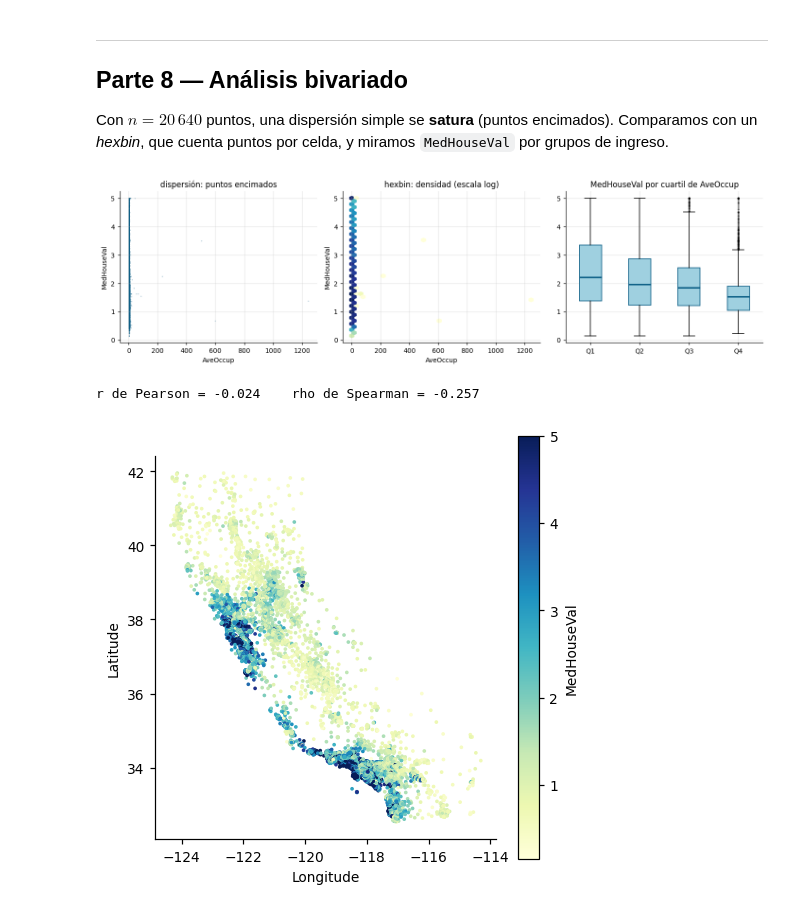
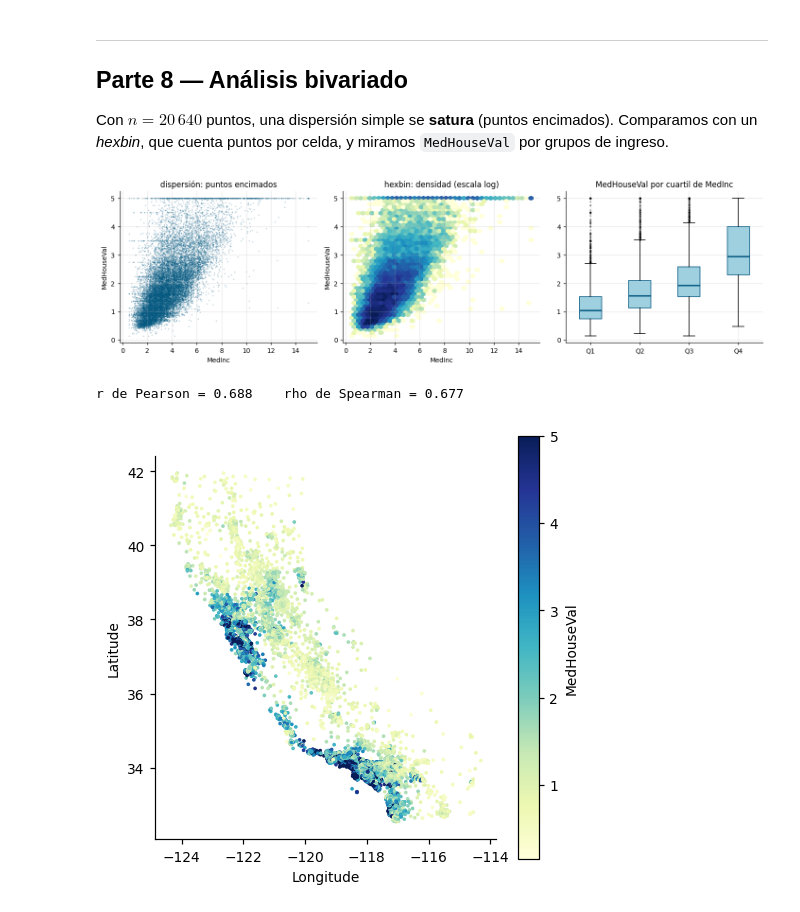
Before and after one commit to rafaga/ejercicios_mia, a Jupyter notebook: aprendizaje_supervisado/unidad1/actividad_eda_california_housing.ipynb, the cells around one changed output. Drawn from its saved outputs; the diff is of its cells as text; code cells hidden in the pictures.

```diff
--- a/aprendizaje_supervisado/unidad1/actividad_eda_california_housing.ipynb
+++ b/aprendizaje_supervisado/unidad1/actividad_eda_california_housing.ipynb
@@ -532,28 +532,28 @@ comp.round(2)
 Con $n=20\,640$ puntos, una dispersión simple se **satura** (puntos encimados). Comparamos con un *hexbin*, que cuenta puntos por celda,
 y miramos `MedHouseVal` por grupos de ingreso.
 # %%
-X_NOMBRE = "AveOccup"        # MedInc ✏️ cambia la variable y vuelve a ejecutar (prueba AveOccup, HouseAge, Latitude…)
+X_NOMBRE = "MedInc"        # MedInc ✏️ cambia la variable y vuelve a ejecutar (prueba AveOccup, HouseAge, Latitude…)
 Y_NOMBRE = "MedHouseVal"
 
 fig, axes = plt.subplots(1, 3, figsize=(13, 3.8))
 axes[0].scatter(df[X_NOMBRE], df[Y_NOMBRE], s=2, color=AZUL, alpha=0.4, lw=0)
 axes[0].set_title("dispersión: puntos encimados")
 hb = axes[1].hexbin(df[X_NOMBRE], df[Y_NOMBRE], gridsize=40, cmap="YlGnBu", mincnt=1, bins="log")
 axes[1].set_title("hexbin: densidad (escala log)")
 grupos = pd.qcut(df[X_NOMBRE], 4, labels=["Q1", "Q2", "Q3", "Q4"])
 axes[2].boxplot([df.loc[grupos == g, Y_NOMBRE] for g in grupos.cat.categories], patch_artist=True,
                 boxprops=dict(facecolor="#9FD0E0", edgecolor=AZUL), medianprops=dict(color=AZUL, lw=2),
                 flierprops=dict(markersize=1.5, alpha=0.3))
 axes[2].set_xticklabels(grupos.cat.categories)
 axes[2].set_title(f"{Y_NOMBRE} por cuartil de {X_NOMBRE}")
 for ax in axes[:2]:
     ax.set_xlabel(X_NOMBRE); ax.set_ylabel(Y_NOMBRE)
 plt.tight_layout()
 plt.show()
 print(f"r de Pearson = {df[X_NOMBRE].corr(df[Y_NOMBRE]):.3f}    rho de Spearman = {df[X_NOMBRE].corr(df[Y_NOMBRE], method='spearman'):.3f}")
 # %% [output]
-[figure, old version]
+[figure, new version]
-r de Pearson = -0.024    rho de Spearman = -0.257
+r de Pearson = 0.688    rho de Spearman = 0.677
 # %%
 # Mapa: la ubicación también cuenta
 plt.figure(figsize=(5, 5))
```
Also changed, not shown: parts of 7 cells of this notebook.
